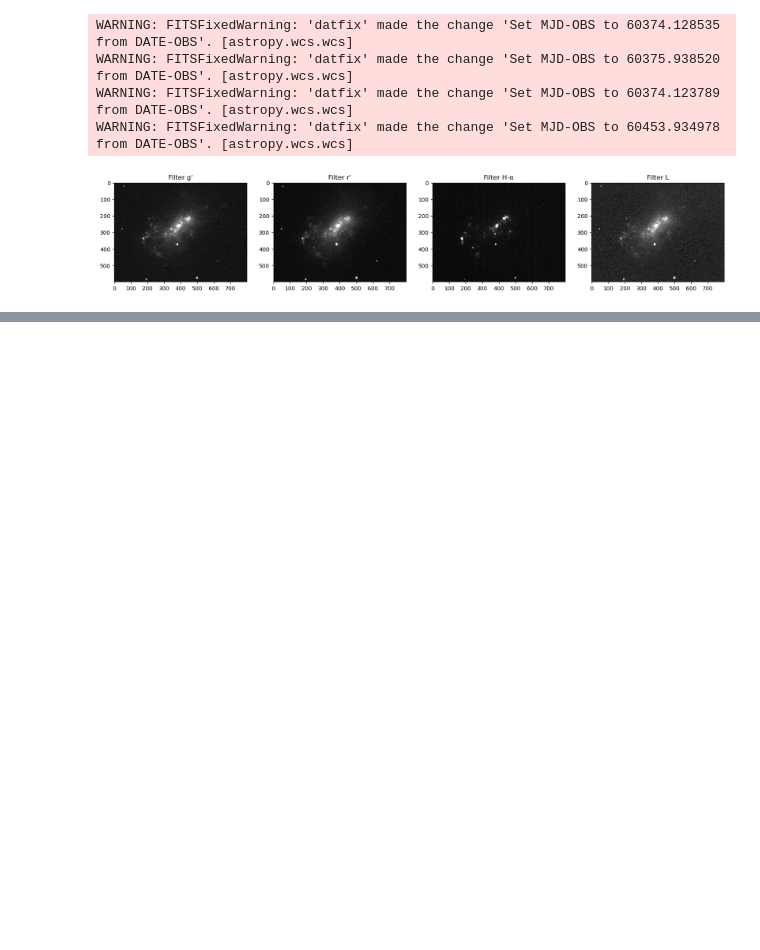
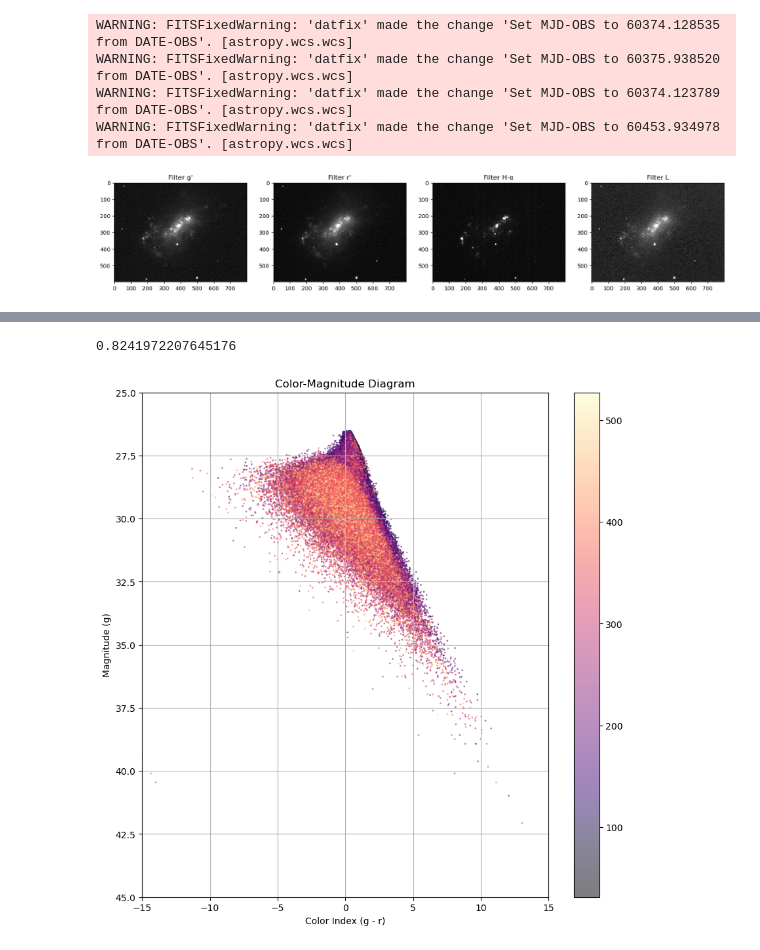
Before and after one commit to Juaopteinde/Group-19-NGC4449, a Jupyter notebook: Main.ipynb, the cells around one changed output, grey strips where cells are left out. Saved outputs shown, nothing was run; the diff lists cells and outputs as text; code cells hidden in the pictures; blank space fills up the shorter version.

```diff
--- a/Main.ipynb
+++ b/Main.ipynb
@@ -85,0 +84,35 @@ plt.show()
+# %%
+# Calculate distance from the center of each point
+def calc_distance(image, x_center, y_center):
+
+    # Make a coordinate grid of the image
+    y_indices, x_indices = np.indices(image.shape)
+
+    # Calculate the distance from the chosen center
+    distances = np.sqrt((x_indices - x_center) ** 2 + (y_indices - y_center) ** 2)
+    return distances
+
+x_center = 395
+y_center = 260
+distances = calc_distance(cropped_g, x_center, y_center)
+# %%
+# Calculate background noise
+def calc_background(image, xmin, xmax, ymin, ymax):
+    background_region = image[ymin:ymax, xmin:xmax]
+    average = np.mean(background_region)
+    return average
+
+xmin, xmax = 0, 150
+ymin, ymax = 50, 250
+
+bg_mean_L = calc_background(cropped_L, xmin, xmax, ymin, ymax)
+bg_mean_ha = calc_background(cropped_ha, xmin, xmax, ymin, ymax)
+bg_mean_r = calc_background(cropped_r, xmin, xmax, ymin, ymax)
+bg_mean_g = calc_background(cropped_g, xmin, xmax, ymin, ymax)
+
+no_bg_g = cropped_g - bg_mean_g
+no_bg_r = cropped_r - bg_mean_r
+no_bg_ha = cropped_ha - bg_mean_ha
+no_bg_L = cropped_L - bg_mean_L
+# %% [output]
+0.8241972207645176
@@ -85,0 +150,33 @@ plt.show()
+# %%
+# Calculates the color index
+def calc_color_index(filter1, filter2):
+    color_index = filter1 - filter2
+    return color_index
+
+color_index_g_min_r = calc_color_index(magnitude_g, magnitude_r)
+# %%
+# Flatten arrays to use it for plot
+color_index_flat = color_index_g_min_r.flatten()
+g_flat = magnitude_g.flatten()
+distances_flat = distances.flatten()
+
+# Remove NaN values from arrays
+valid_indices = ~np.isnan(g_flat) & ~np.isnan(color_index_flat)
+
+g_flat = g_flat[valid_indices]
+color_index_flat = color_index_flat[valid_indices]
+distances_flat = distances_flat[valid_indices]
+
+plt.figure(figsize=(10, 10))
+plt.scatter(color_index_flat, g_flat, c=distances_flat, cmap='magma', s=1, alpha=0.5)
+plt.xlabel('Color Index (g - r)')
+plt.ylabel('Magnitude (g)')
+plt.title('Color-Magnitude Diagram')
+plt.xlim(-15, 15)
+plt.ylim(25, 45)
+plt.gca().invert_yaxis()  # Invert y-axis for magnitudes
+plt.colorbar()
+plt.grid(True)
+plt.show()
+# %% [output]
+[figure, added]
```
Also changed, not shown: parts of 5 cells of this notebook, 1 other file.
